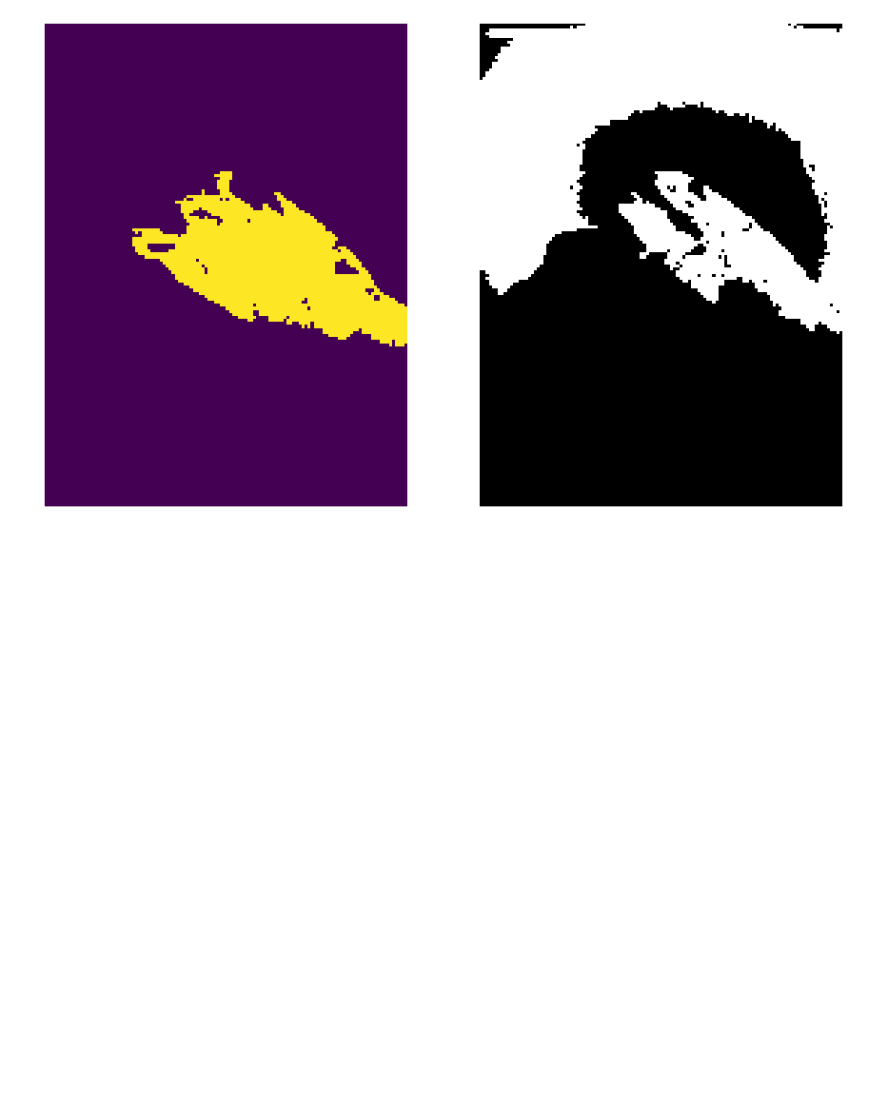
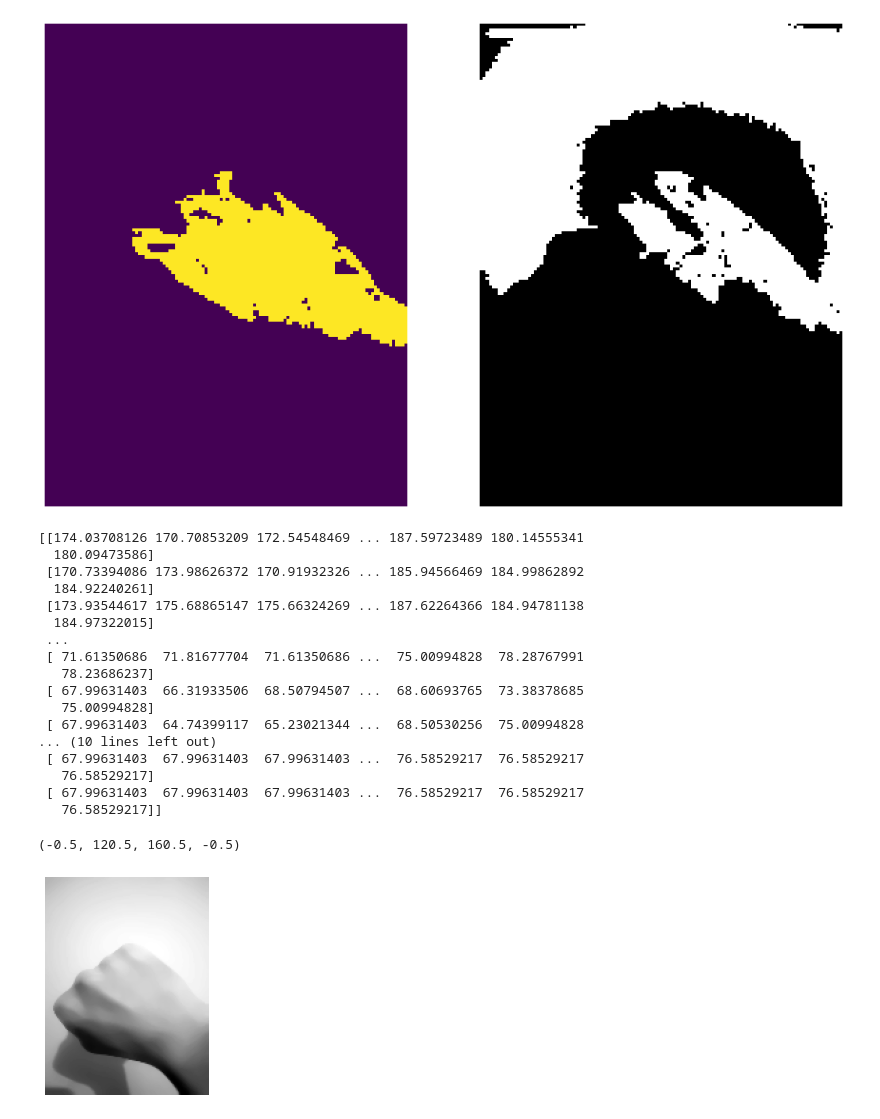
Before and after one commit to Oliver-Becker/Rock-Paper-Scissor_ImageGame, a Jupyter notebook: RockPaperScissor.ipynb, the cells around one changed output. Cells and saved outputs as stored; diff of their text form; code cells hidden in the pictures; blank space fills up the shorter version.

```diff
--- a/RockPaperScissor.ipynb
+++ b/RockPaperScissor.ipynb
@@ -89,3 +91,45 @@ plt.subplot(122); plt.imshow(processed_img2, cmap="gray"); plt.axis('off')
 (-0.5, 119.5, 159.5, -0.5)
 [figure]
 [figure]
+# %%
+def median_filter(img, filterSize=3):
+  filterRadius = filterSize//2
+  print(img)
+  img_pad = np.pad(img, ((filterRadius, ),(filterRadius, )), 'edge')
+  print(img_pad)
+
+  filtered_img = np.zeros(img_pad.shape)
+  for x in np.arange(filterRadius, img_pad.shape[0]-filterRadius+1):
+    for y in np.arange(filterRadius, img_pad.shape[1]-filterRadius+1):
+      med_region = np.median(img_pad[x-filterRadius:x+filterRadius+1, y-filterRadius:y+filterRadius+1])
+      filtered_img[x,y] = med_region
+
+  return filtered_img[filterRadius:img_pad.shape[0]-filterRadius+1, filterRadius:img_pad.shape[1]-filterRadius+1]
+# %%
+gray_img = Luminance(img)
+
+gray_img = tfm.downscale_local_mean(gray_img, (8, 8))
+
+filtered_img = median_filter(gray_img, 9)
+
+plt.imshow(filtered_img, cmap="gray"); plt.axis('off')
+# %% [output]
+[[174.03708126 170.70853209 172.54548469 ... 187.59723489 180.14555341
+  180.09473586]
+ [170.73394086 173.98626372 170.91932326 ... 185.94566469 184.99862892
+  184.92240261]
+ [173.93544617 175.68865147 175.66324269 ... 187.62264366 184.94781138
+  184.97322015]
+ ...
+ [ 71.61350686  71.81677704  71.61350686 ...  75.00994828  78.28767991
+   78.23686237]
+ [ 67.99631403  66.31933506  68.50794507 ...  68.60693765  73.38378685
+   75.00994828]
+ [ 67.99631403  64.74399117  65.23021344 ...  68.50530256  75.00994828
+... (10 lines left out)
+ [ 67.99631403  67.99631403  67.99631403 ...  76.58529217  76.58529217
+   76.58529217]
+ [ 67.99631403  67.99631403  67.99631403 ...  76.58529217  76.58529217
+   76.58529217]]
+(-0.5, 120.5, 160.5, -0.5)
+[figure, added]
```
Also changed, not shown: parts of 10 cells of this notebook, 2 other files.
